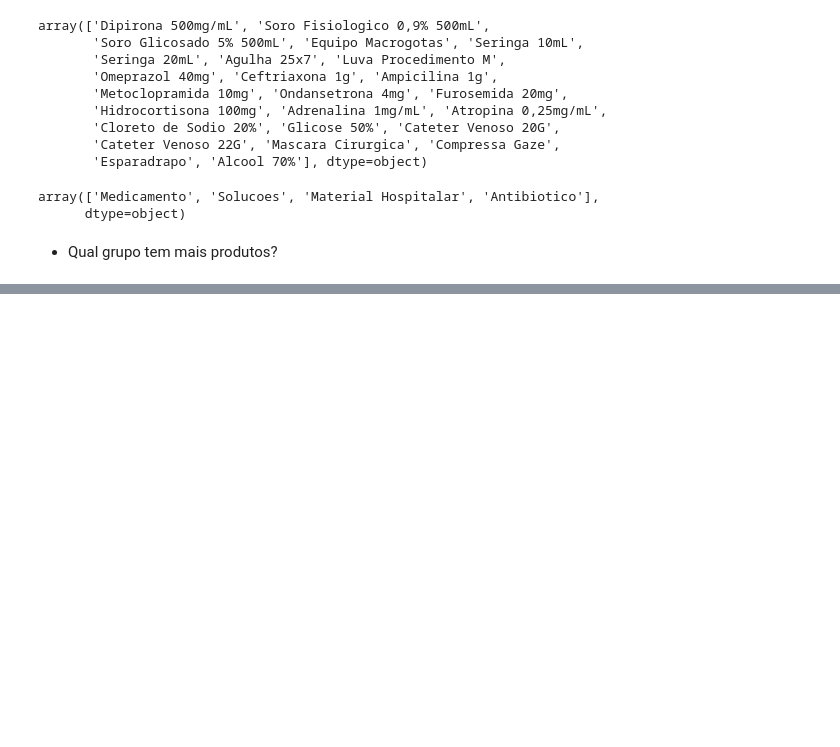
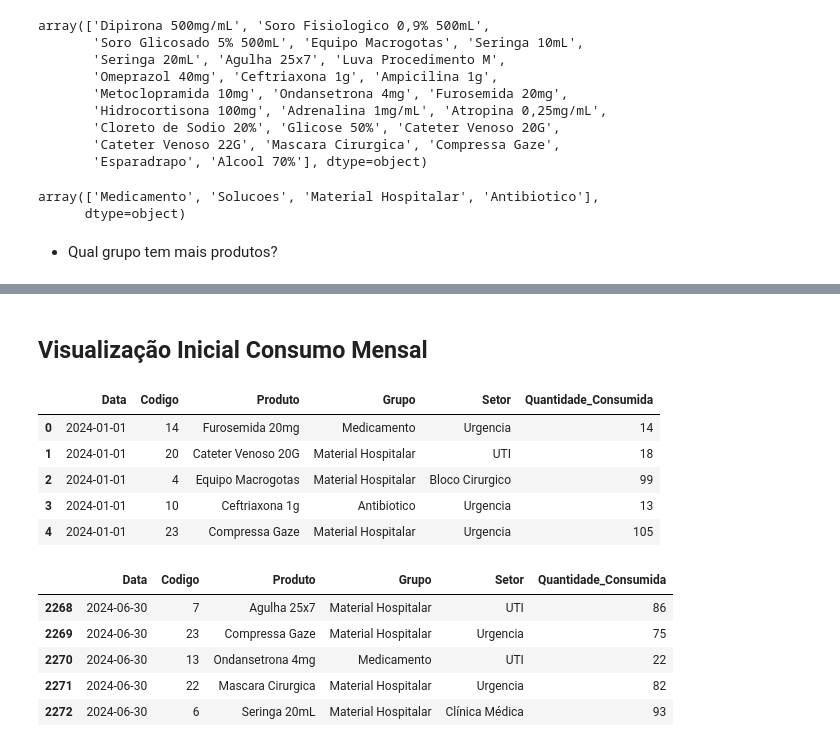
Before and after one commit to AdrianAlves-Nct/analise-estoque-hospitalar, a Jupyter notebook: notebooks/analise_estoque_atual.ipynb, the cells around one changed output, grey strips where cells are left out. Cells and saved outputs as stored; diff of their text form; code cells hidden in the pictures; blank space fills up the shorter version.

```diff
--- a/notebooks/analise_estoque_atual.ipynb
+++ b/notebooks/analise_estoque_atual.ipynb
@@ -113,0 +173,19 @@ display(df_produto_grupo)
+# %% [markdown]
+## Visualização Inicial Consumo Mensal
+# %%
+df_consumo_mensal = pd.read_csv("../dados/consumo_mensal.csv", sep=",")
+display(df_consumo_mensal.head())
+display(df_consumo_mensal.tail())
+# %% [output]
+|  | Data | Codigo | Produto | Grupo | Setor | Quantidade_Consumida |
+| 0 | 2024-01-01 | 14 | Furosemida 20mg | Medicamento | Urgencia | 14 |
+| 1 | 2024-01-01 | 20 | Cateter Venoso 20G | Material Hospitalar | UTI | 18 |
+| 2 | 2024-01-01 | 4 | Equipo Macrogotas | Material Hospitalar | Bloco Cirurgico | 99 |
+| 3 | 2024-01-01 | 10 | Ceftriaxona 1g | Antibiotico | Urgencia | 13 |
+| 4 | 2024-01-01 | 23 | Compressa Gaze | Material Hospitalar | Urgencia | 105 |
+|  | Data | Codigo | Produto | Grupo | Setor | Quantidade_Consumida |
+| 2268 | 2024-06-30 | 7 | Agulha 25x7 | Material Hospitalar | UTI | 86 |
+| 2269 | 2024-06-30 | 23 | Compressa Gaze | Material Hospitalar | Urgencia | 75 |
+| 2270 | 2024-06-30 | 13 | Ondansetrona 4mg | Medicamento | UTI | 22 |
+| 2271 | 2024-06-30 | 22 | Mascara Cirurgica | Material Hospitalar | Urgencia | 82 |
+| 2272 | 2024-06-30 | 6 | Seringa 20mL | Material Hospitalar | Clínica Médica | 93 |
```
Also changed, not shown: parts of 13 cells of this notebook.
